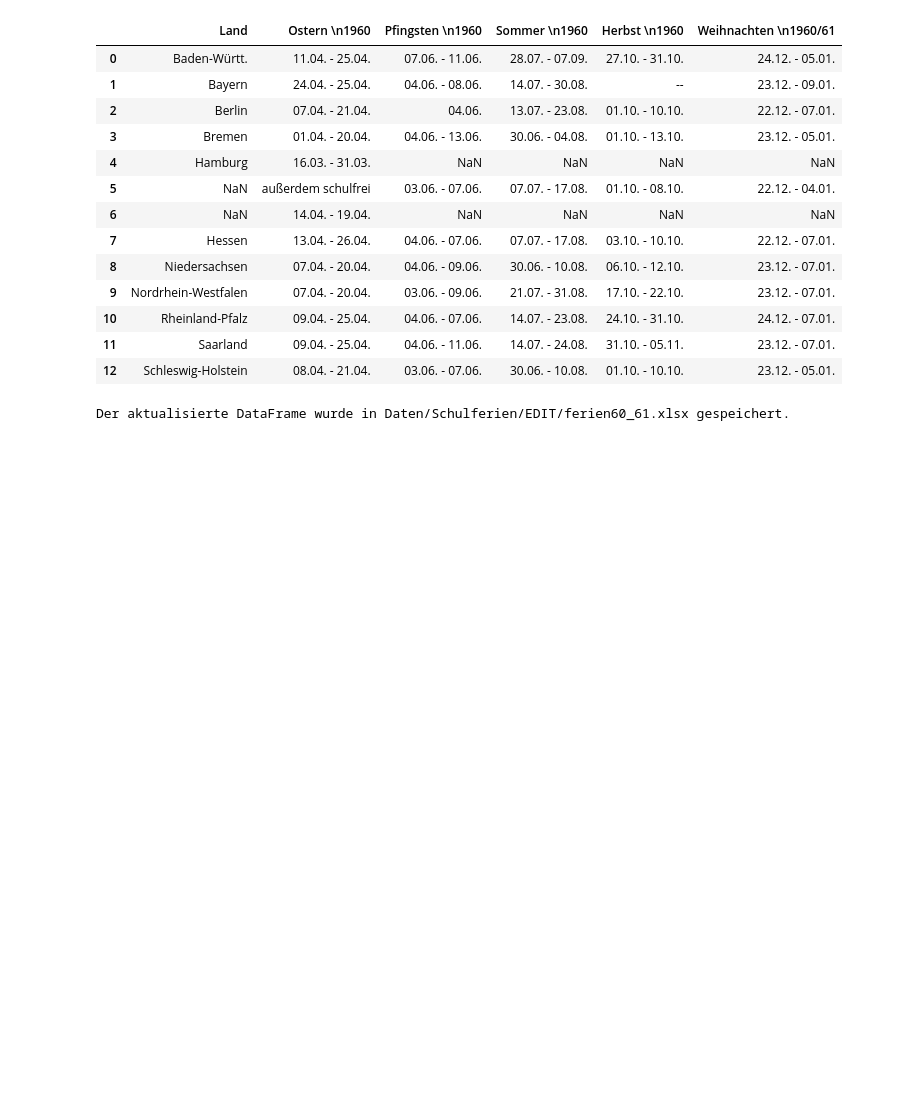
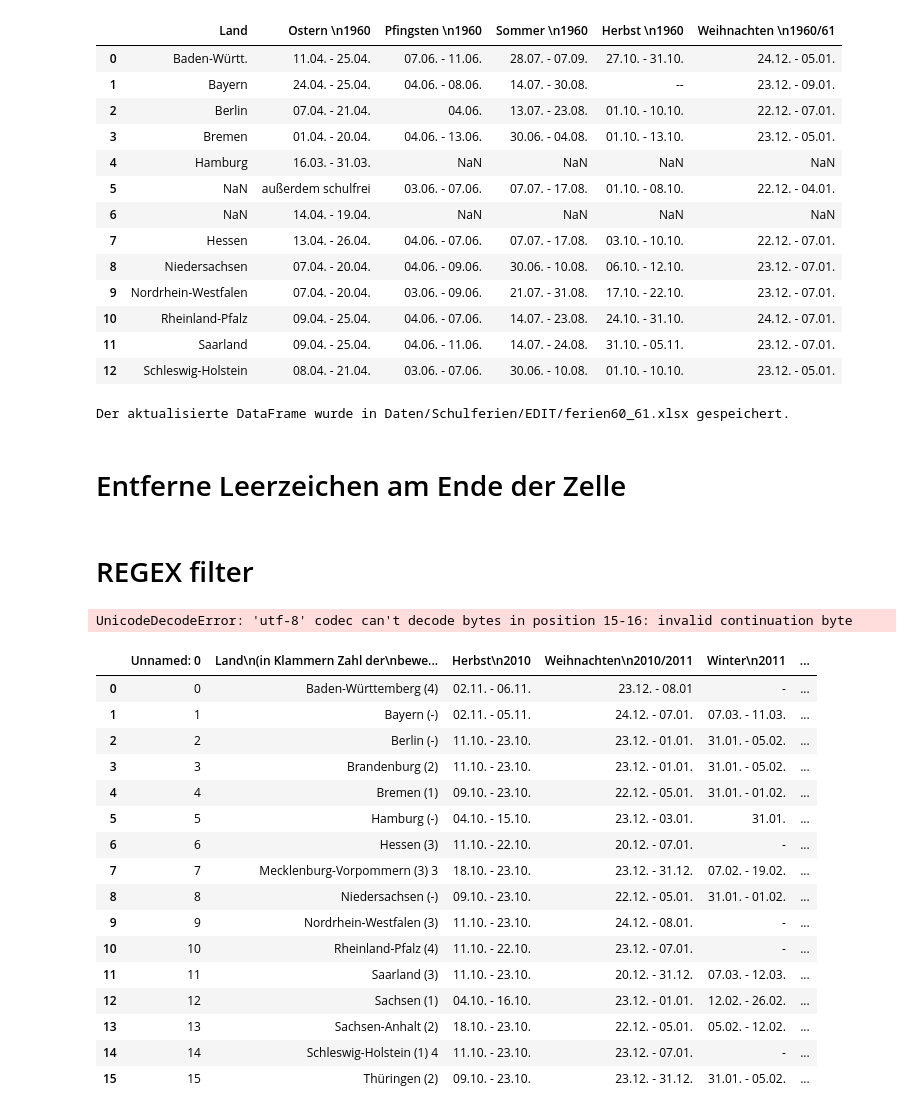
Before and after one commit to Fxvdi/dabi2-project, a Jupyter notebook: Schulferien-Filter.ipynb, the cells around one changed output. Cells and saved outputs as stored; diff of their text form; code cells hidden in the pictures; blank space fills up the shorter version.

```diff
--- a/Schulferien-Filter.ipynb
+++ b/Schulferien-Filter.ipynb
@@ -67,3 +67,5 @@ print(f"Der aktualisierte DataFrame wurde in {output_file_path} gespeichert.")
 | 11 | Saarland | 09.04. - 25.04. | 04.06. - 11.06. | 14.07. - 24.08. | 31.10. - 05.11. | 23.12. - 07.01. |
 | 12 | Schleswig-Holstein | 08.04. - 21.04. | 03.06. - 07.06. | 30.06. - 10.08. | 01.10. - 10.10. | 23.12. - 05.01. |
 Der aktualisierte DataFrame wurde in Daten/Schulferien/EDIT/ferien60_61.xlsx gespeichert.
+# %% [markdown]
+# Entferne Leerzeichen am Ende der Zelle
@@ -69,0 +104,2 @@ Der aktualisierte DataFrame wurde in Daten/Schulferien/EDIT/ferien60_61.xlsx ges
+# %% [markdown]
+# REGEX filter
@@ -69,0 +109,38 @@ Der aktualisierte DataFrame wurde in Daten/Schulferien/EDIT/ferien60_61.xlsx ges
+# %%
+def replace_indent(df):
+  for col in df.columns:
+    # Spalte mit apply-Funktion bearbeiten
+    df[col] = df[col].astype(str)
+    df[col] = df[col].apply(lambda x: x.replace("–", "-"))
+    # df[col] = df[col].apply(lambda x: x[:-1] if x.endswith(' ') else x)
+  return df
+
+directory = "Daten/Schulferien"
+for filename in os.listdir(directory):
+  df = pd.read_csv(f"Daten/Schulferien/{filename}")
+  # Dataframe mit entfernten Leerzeichen am Ende
+  df_modified = replace_indent(df.copy())
+  # Ausgabe des modifizierten Dataframes
+  df_modified.to_csv(f"test.csv", index=False)
+# %% [output]
+UnicodeDecodeError: 'utf-8' codec can't decode bytes in position 15-16: invalid continuation byte
+# %%
+df_modified
+# %% [output]
+|  | Unnamed: 0 | Land\n(in Klammern Zahl der\nbewe... | Herbst\n2010 | Weihnachten\n2010/2011 | Winter\n2011 | ... |
+| 0 | 0 | Baden-Württemberg (4) | 02.11. - 06.11. | 23.12. - 08.01 | - | ... |
+| 1 | 1 | Bayern (-) | 02.11. - 05.11. | 24.12. - 07.01. | 07.03. - 11.03. | ... |
+| 2 | 2 | Berlin (-) | 11.10. - 23.10. | 23.12. - 01.01. | 31.01. - 05.02. | ... |
+| 3 | 3 | Brandenburg (2) | 11.10. - 23.10. | 23.12. - 01.01. | 31.01. - 05.02. | ... |
+| 4 | 4 | Bremen (1) | 09.10. - 23.10. | 22.12. - 05.01. | 31.01. - 01.02. | ... |
+| 5 | 5 | Hamburg (-) | 04.10. - 15.10. | 23.12. - 03.01. | 31.01. | ... |
+| 6 | 6 | Hessen (3) | 11.10. - 22.10. | 20.12. - 07.01. | - | ... |
+| 7 | 7 | Mecklenburg-Vorpommern (3) 3 | 18.10. - 23.10. | 23.12. - 31.12. | 07.02. - 19.02. | ... |
+| 8 | 8 | Niedersachsen (-) | 09.10. - 23.10. | 22.12. - 05.01. | 31.01. - 01.02. | ... |
+| 9 | 9 | Nordrhein-Westfalen (3) | 11.10. - 23.10. | 24.12. - 08.01. | - | ... |
+| 10 | 10 | Rheinland-Pfalz (4) | 11.10. - 22.10. | 23.12. - 07.01. | - | ... |
+| 11 | 11 | Saarland (3) | 11.10. - 23.10. | 20.12. - 31.12. | 07.03. - 12.03. | ... |
+| 12 | 12 | Sachsen (1) | 04.10. - 16.10. | 23.12. - 01.01. | 12.02. - 26.02. | ... |
+| 13 | 13 | Sachsen-Anhalt (2) | 18.10. - 23.10. | 22.12. - 05.01. | 05.02. - 12.02. | ... |
+| 14 | 14 | Schleswig-Holstein (1) 4 | 11.10. - 23.10. | 23.12. - 07.01. | - | ... |
+| 15 | 15 | Thüringen (2) | 09.10. - 23.10. | 23.12. - 31.12. | 31.01. - 05.02. | ... |
```
Also changed, not shown: parts of 2 cells of this notebook.
